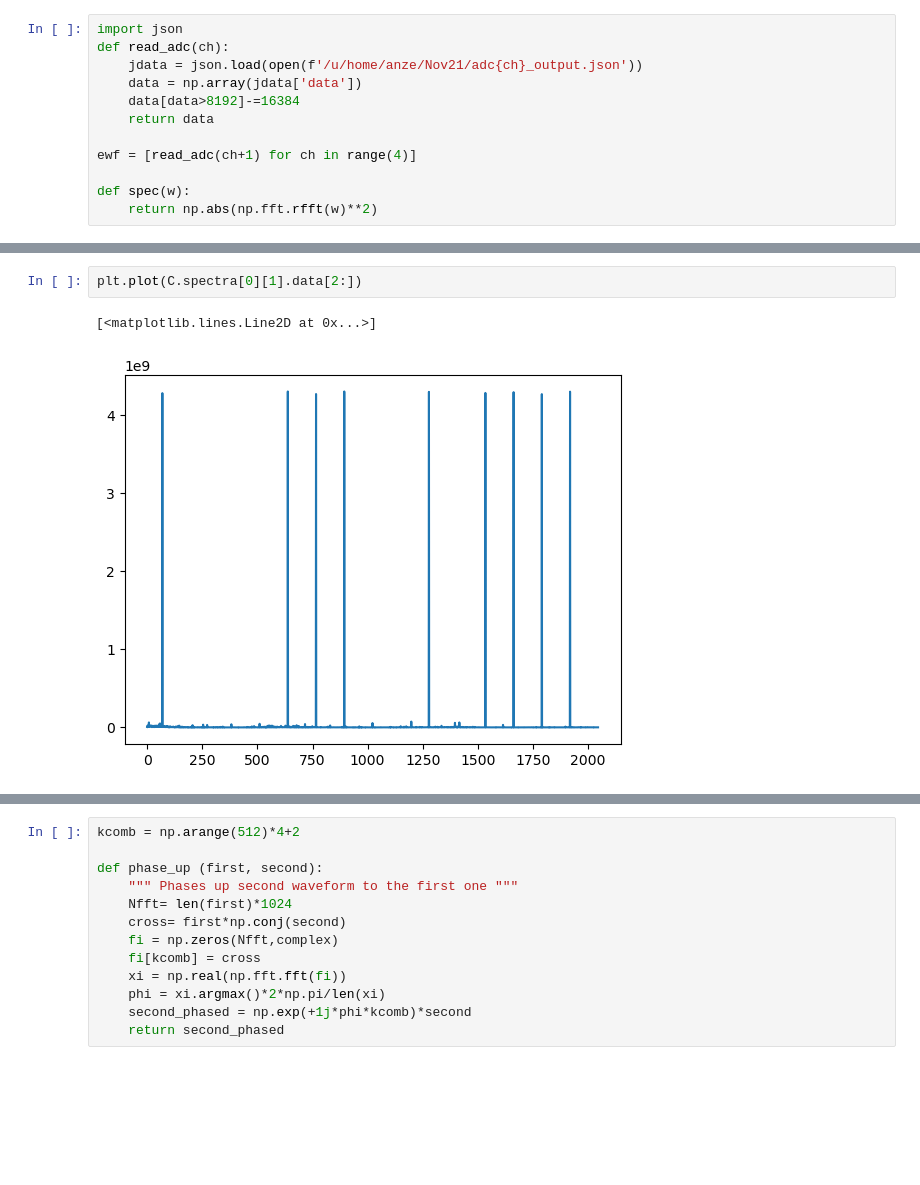
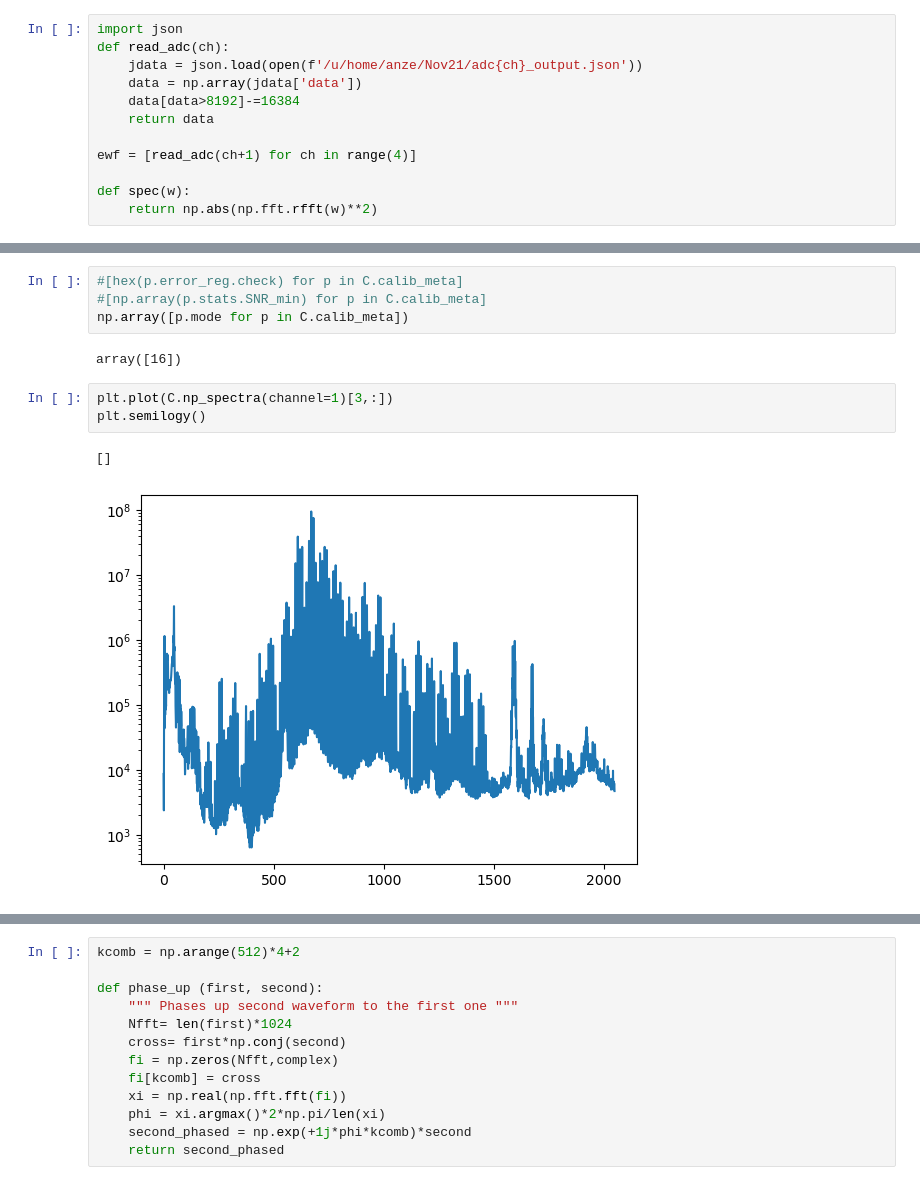
Before and after one commit to lusee-night/uncrater, a Jupyter notebook: calib_test.ipynb, the cells around one changed output, grey strips where cells are left out. Saved outputs shown, nothing was run; the diff lists cells and outputs as text; blank space fills up the shorter version.

```diff
--- a/calib_test.ipynb
+++ b/calib_test.ipynb
@@ -46,8 +47,15 @@ Reading  session_calibrator/cdi_output/00045_020a.bin
+# %%
+#[hex(p.error_reg.check) for p in C.calib_meta]
+#[np.array(p.stats.SNR_min) for p in C.calib_meta]
+np.array([p.mode for p in C.calib_meta])
+# %% [output]
+array([16])
 # %%
-plt.plot(C.spectra[0][1].data[2:])
+plt.plot(C.np_spectra(channel=1)[3,:])
+plt.semilogy()
 # %% [output]
-[<matplotlib.lines.Line2D at 0x...>]
+[]
-[figure, old version]
+[figure, new version]
 # %%
 import binascii
 weights = np.zeros(512)
```
Also changed, not shown: parts of 34 cells of this notebook, 9 other files.
